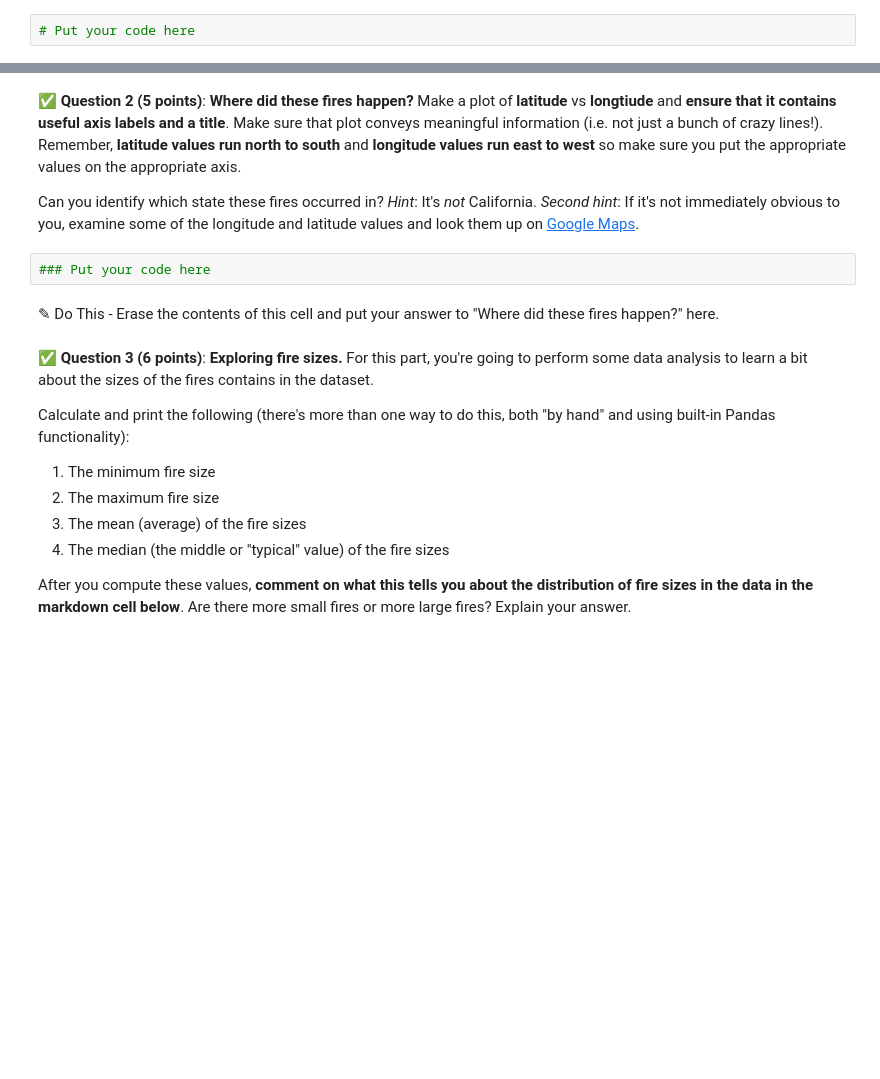
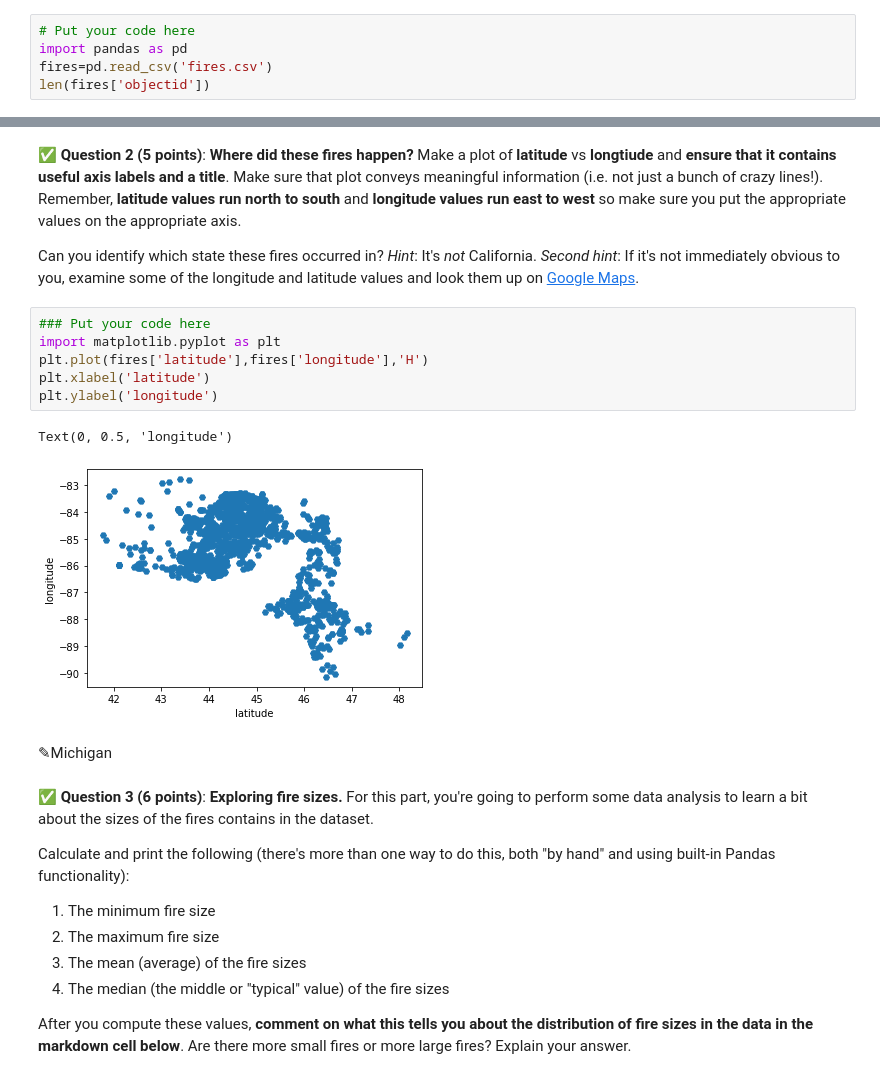
Before and after one commit to cedric-emmanuel/cmse202-s21-turnin, a Jupyter notebook: hw02/HW-02_PandasReviewAndPythonObjects-STUDENT-Copy1.ipynb, the cells around one changed output, grey strips where cells are left out. Cells and saved outputs as stored; diff of their text form; blank space fills up the shorter version.

```diff
--- a/hw02/HW-02_PandasReviewAndPythonObjects-STUDENT-Copy1.ipynb
+++ b/hw02/HW-02_PandasReviewAndPythonObjects-STUDENT-Copy1.ipynb
@@ -71,3 +72,6 @@ Remember, CSV stands for "comma-separated values".
 *Remember*, the dataset needs to be in the same location as this notebook for you to be able to read it in.
 # %%
 # Put your code here
+import pandas as pd
+fires=pd.read_csv('fires.csv')
+len(fires['objectid'])
@@ -75,10 +81,17 @@ Remember, CSV stands for "comma-separated values".
 &#9989; **Question 2 (5 points)**: **Where did these fires happen?** Make a plot of **latitude** vs **longtiude** and **ensure that it contains useful axis labels and a title**. Make sure that plot conveys meaningful information (i.e. not just a bunch of crazy lines!). Remember, **latitude values run north to south** and **longitude values run east to west** so make sure you put the appropriate values on the appropriate axis.
 
 Can you identify which state these fires occurred in? *Hint*: It's _not_ California. *Second hint*: If it's not immediately obvious to you, examine some of the longitude and latitude values and look them up on [Google Maps](http://maps.google.com).
-# %%
-### Put your code here
-# %% [markdown]
-<font size=+3>&#9998;</font> Do This - Erase the contents of this cell and put your answer to "Where did these fires happen?" here.
+# %%
+### Put your code here
+import matplotlib.pyplot as plt
+plt.plot(fires['latitude'],fires['longitude'],'H')
+plt.xlabel('latitude')
+plt.ylabel('longitude')
+# %% [output]
+Text(0, 0.5, 'longitude')
+[figure, added]
+# %% [markdown]
+<font size=+3>&#9998;</font>Michigan
 # %% [markdown]
 &#9989; **Question 3 (6 points)**: **Exploring fire sizes.** For this part, you're going to perform some data analysis to learn a bit about the sizes of the fires contains in the dataset.
 
```
Also changed, not shown: parts of 10 cells of this notebook.
